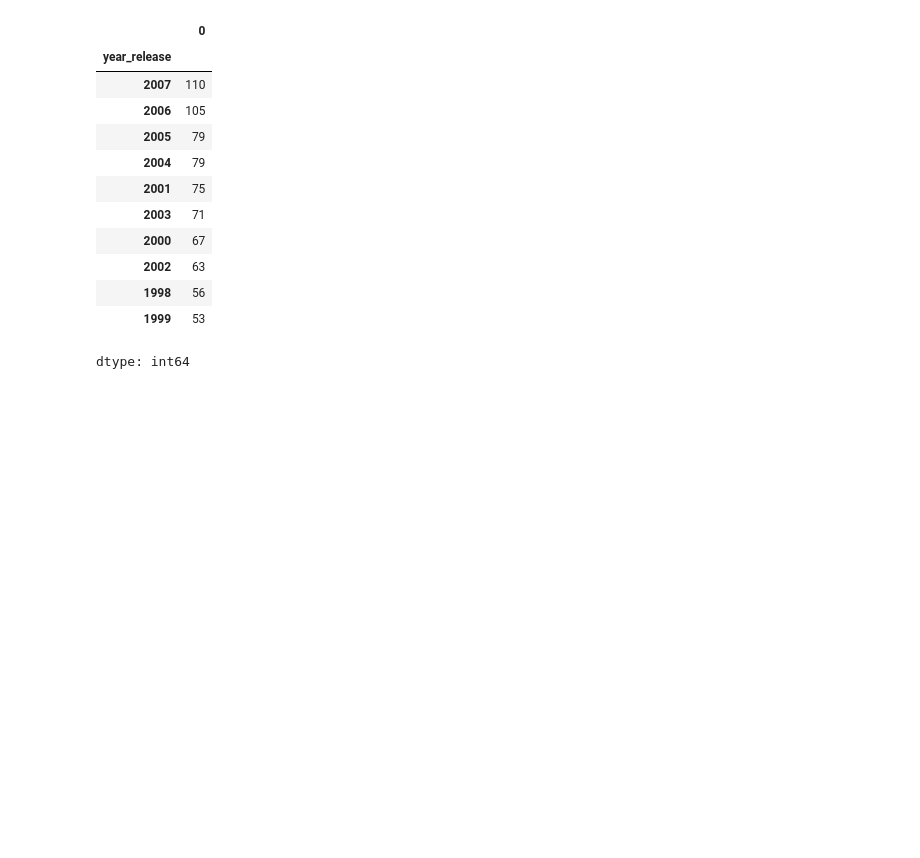
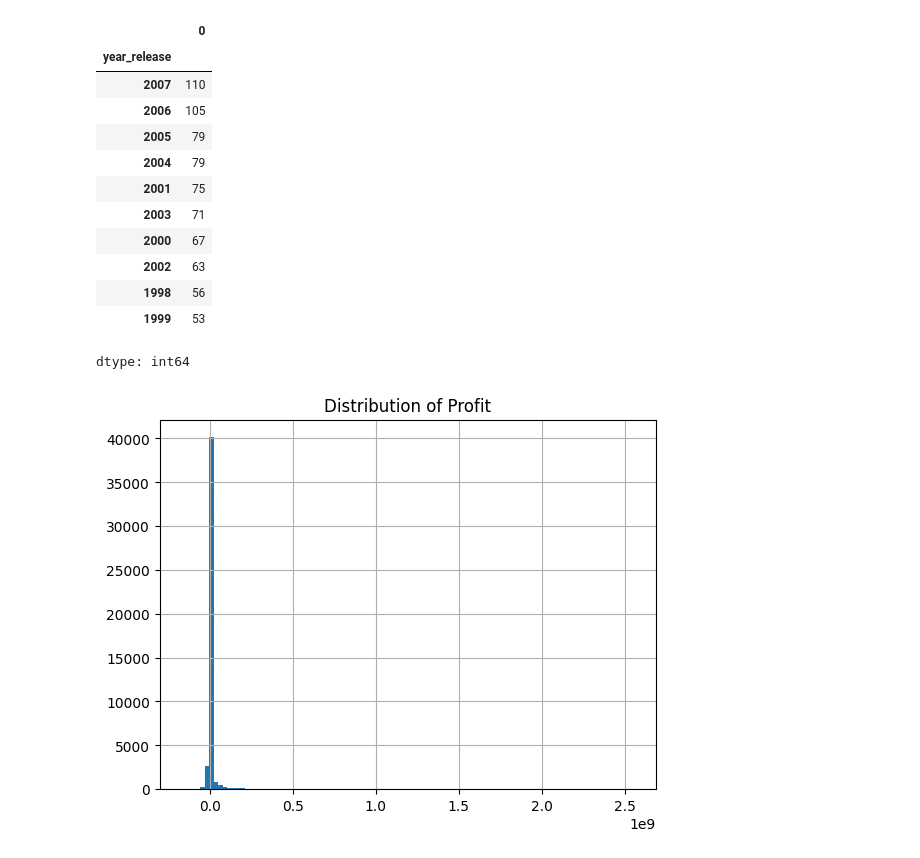
Before and after one commit to sitimustikaayu/Python_DataScientist, a Jupyter notebook: Google_Drive_Import.ipynb, the cells around one changed output. Cells and saved outputs as stored; diff of their text form; code cells hidden in the pictures; blank space fills up the shorter version.

```diff
--- a/Google_Drive_Import.ipynb
+++ b/Google_Drive_Import.ipynb
@@ -786,3 +786,12 @@ year_release.sort_values(ascending=False).head(10)
 | 1998 | 56 |
 | 1999 | 53 |
 dtype: int64
+# %%
+# melihat distribusi dari histogram
+movies_data['profit'] = movies_data['revenue'] - movies_data['budget']
+# %%
+movies_data['profit'].hist(bins=100)
+plt.title("Distribution of Profit")
+plt.show()
+# %% [output]
+[figure, added]
```
Also changed, not shown: parts of 16 cells of this notebook.
